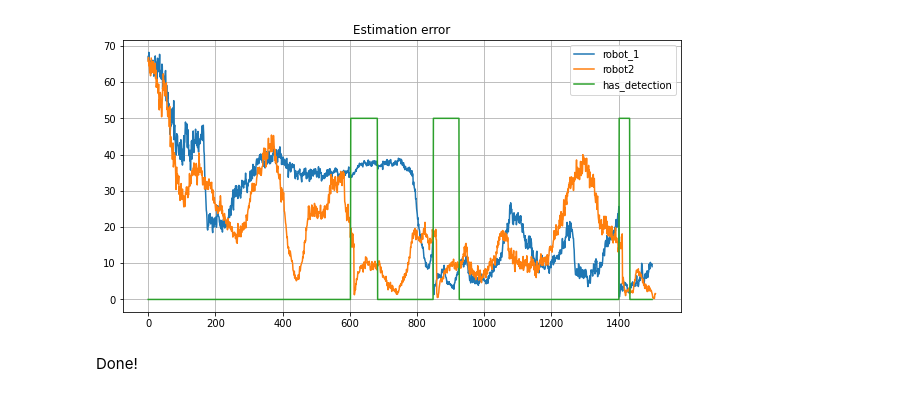
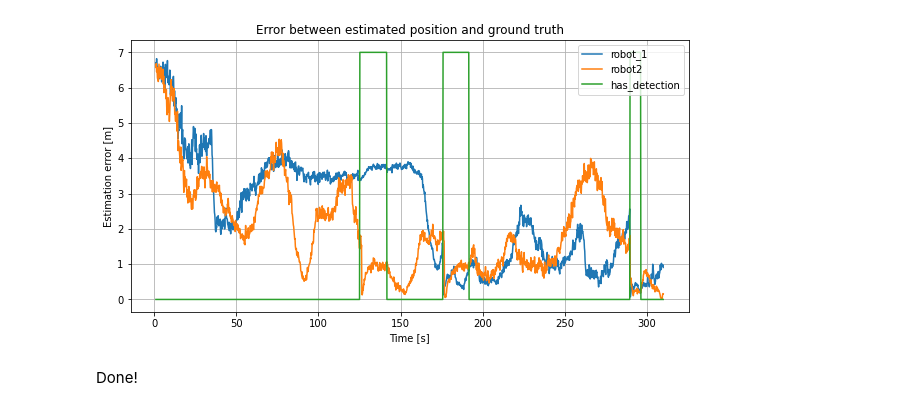
Before and after one commit to leoniloris/Multi-Robot-Localization, a Jupyter notebook: experiments.ipynb, the cells around one changed output. Saved outputs shown, nothing was run; the diff lists cells and outputs as text; code cells hidden in the pictures.

Commit message:
Update experiments notebook.

```diff
--- a/experiments.ipynb
+++ b/experiments.ipynb
@@ -58,15 +58,26 @@ def compute_robot_estimation_error(df):
 df_robot1 = compute_robot_estimation_error(df_robot1)
 df_robot2 = compute_robot_estimation_error(df_robot2)
 # %%
+EXPERIMENT_TIME_S = 310
+CELLS_TO_METERS = 10
+
+def _cell_to_meters(cells):
+    return cells / CELLS_TO_METERS
+
+t1 = np.linspace(1, EXPERIMENT_TIME_S, len(df_robot1.error))
+t2 = np.linspace(1, EXPERIMENT_TIME_S, len(df_robot2.error))
+
 plt.figure(figsize=(10, 5))
-plt.title('Estimation error')
-plt.plot(df_robot1.error)
-plt.plot(df_robot2.error)
-plt.plot(df_robot1.has_detection * 50)
+plt.title('Error between estimated position and ground truth')
+plt.plot(t1, _cell_to_meters(df_robot1.error))
+plt.plot(t2, _cell_to_meters(df_robot2.error))
+plt.plot(t1, df_robot1.has_detection * 7)
+plt.ylabel('Estimation error [m]')
+plt.xlabel('Time [s]')
 plt.legend(['robot_1', 'robot2', 'has_detection'])
 plt.grid()
 plt.show()
 # %% [output]
-[figure, old version]
+[figure, new version]
 # %% [markdown]
 Done!
```
